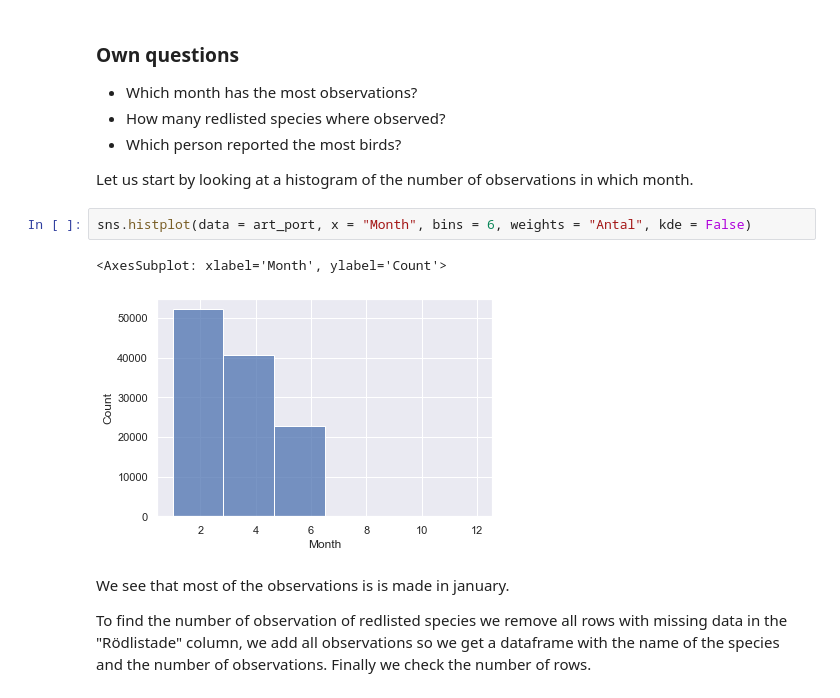
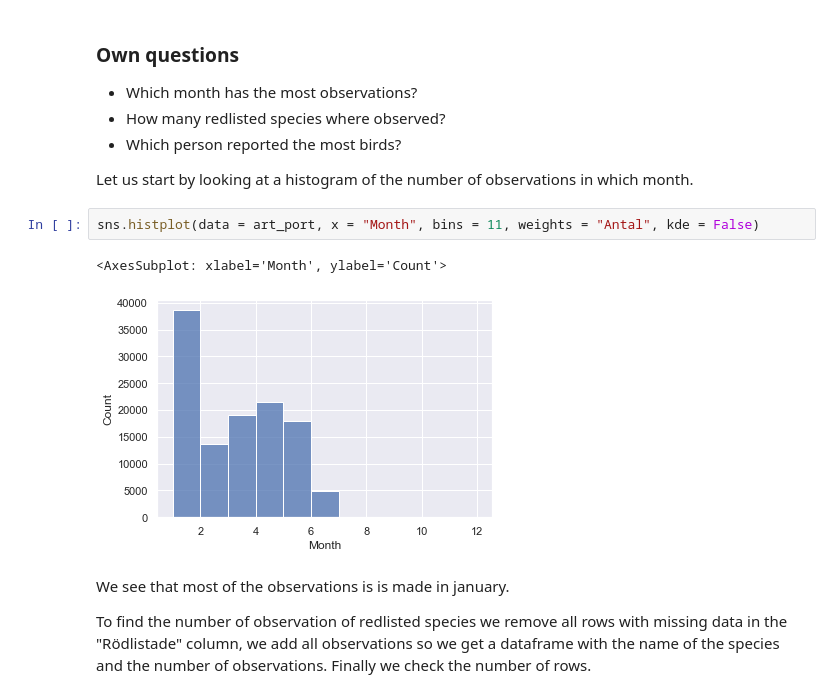
Before and after one commit to oscarsjostrand/su-mt4007, a Jupyter notebook: hw3/hw3.ipynb, the cells around one changed output. Saved outputs shown, nothing was run; the diff lists cells and outputs as text.

```diff
--- a/hw3/hw3.ipynb
+++ b/hw3/hw3.ipynb
@@ -132,10 +148,10 @@ I include the 20 rarest bird species since Ob. korsnäbb had zero sightings and
 
 Let us start by looking at a histogram of the number of observations in which month.
 # %%
-sns.histplot(data = art_port, x = "Month", bins = 6, weights = "Antal", kde = False)
+sns.histplot(data = art_port, x = "Month", bins = 11, weights = "Antal", kde = False)
 # %% [output]
 <AxesSubplot: xlabel='Month', ylabel='Count'>
-[figure, old version]
+[figure, new version]
 # %% [markdown]
 We see that most of the observations is is made in january.
 
```
Also changed, not shown: parts of 16 cells of this notebook.
